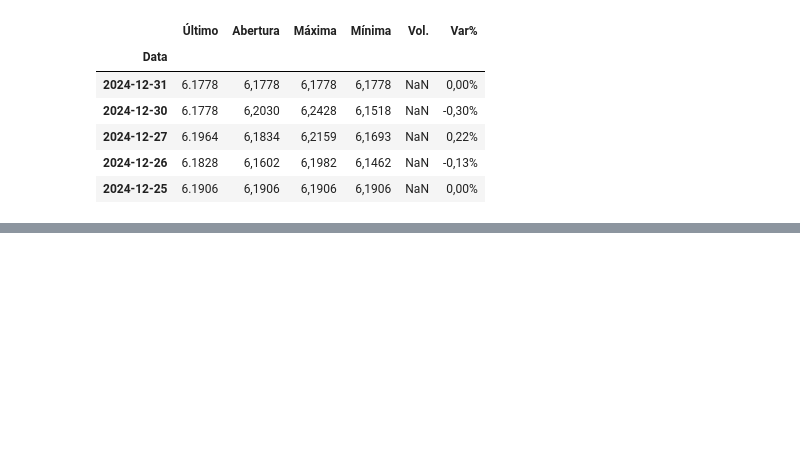
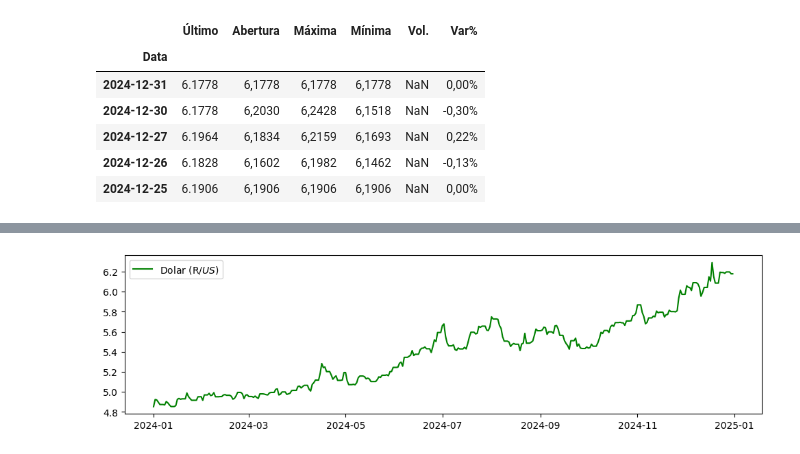
Before and after one commit to gbcfreitas/LNGinventoryopt, a Jupyter notebook: 01.monta_dados_entrada.ipynb, the cells around one changed output, grey strips where cells are left out. Cells and saved outputs as stored; diff of their text form; code cells hidden in the pictures; blank space fills up the shorter version.

```diff
--- a/01.monta_dados_entrada.ipynb
+++ b/01.monta_dados_entrada.ipynb
@@ -208,0 +136,12 @@ plt.show()
+# %%
+# Criar dataframe com índice diário com datas de 2024-01-01 a 2024-12-31
+date_range = pd.date_range(start='2024-01-01', end='2024-12-31', freq='D')
+df_price = pd.DataFrame(index=date_range)
+# Adicionar dados de entrada ao dataframe repetindo valores mensais para cada dia do mês
+df_price['spot_lng_fob_brazil'] = np.repeat(spot_lng_fob_brazil, [31, 29, 31, 30, 31, 30, 31, 31, 30, 31, 30, 31])
+df_price['brent_crude_oil'] = np.repeat(brent_crude_oil, [31, 29, 31, 30, 31, 30, 31, 31, 30, 31, 30, 31])
+
+# adicionar coluna com valor do dólar para cada dia a partir da coluna "último" do dataframe dolar_data
+df_price['dolar_brl'] = dolar_data['Último'].resample('D').ffill().reindex(date_range)
+df_price.reset_index(inplace=True)
+df_price.head()
@@ -208,0 +544,8 @@ plt.show()
+# %%
+# plot do dolar ao longo do ano
+plt.figure(figsize=(12,3))
+plt.plot(df_price["index"],df_price["dolar_brl"], label="Dolar (R$/US$)", color='green')
+plt.legend()
+plt.show()
+# %% [output]
+[figure, added]
```
Also changed, not shown: parts of 82 cells of this notebook, 3 other files.
